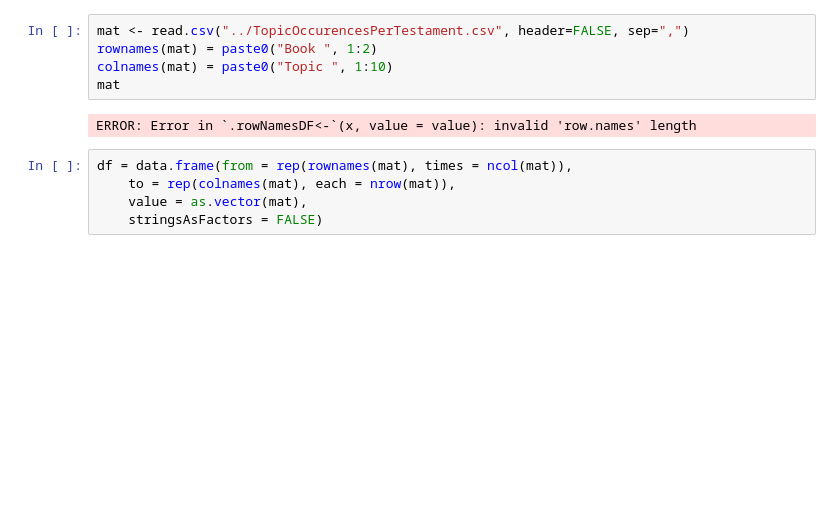
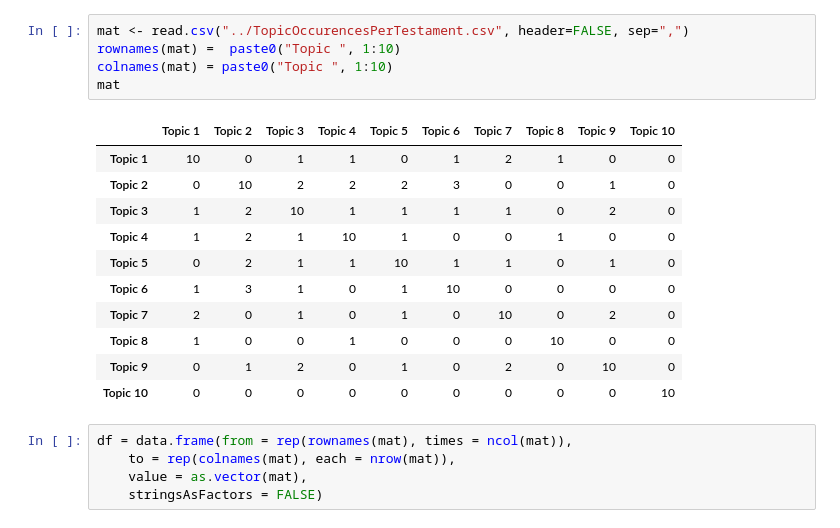
Before and after one commit to JuliusHaring/IRTMBible, a Jupyter notebook: R/Chord/Chords.ipynb, the cells around one changed output. Drawn from its saved outputs; the diff is of its cells as text; blank space fills up the shorter version.

```diff
--- a/R/Chord/Chords.ipynb
+++ b/R/Chord/Chords.ipynb
@@ -1,10 +1,20 @@
 # %%
 mat <- read.csv("../TopicOccurencesPerTestament.csv", header=FALSE, sep=",")
-rownames(mat) = paste0("Book ", 1:2)
+rownames(mat) =  paste0("Topic ", 1:10)
 colnames(mat) = paste0("Topic ", 1:10)
 mat
 # %% [output]
-ERROR: Error in `.rowNamesDF<-`(x, value = value): invalid 'row.names' length
+|  | Topic 1 | Topic 2 | Topic 3 | Topic 4 | Topic 5 | Topic 6 | Topic 7 | Topic 8 | Topic 9 | Topic 10 |
+| Topic 1 | 10 | 0 | 1 | 1 | 0 | 1 | 2 | 1 | 0 | 0 |
+| Topic 2 | 0 | 10 | 2 | 2 | 2 | 3 | 0 | 0 | 1 | 0 |
+| Topic 3 | 1 | 2 | 10 | 1 | 1 | 1 | 1 | 0 | 2 | 0 |
+| Topic 4 | 1 | 2 | 1 | 10 | 1 | 0 | 0 | 1 | 0 | 0 |
+| Topic 5 | 0 | 2 | 1 | 1 | 10 | 1 | 1 | 0 | 1 | 0 |
+| Topic 6 | 1 | 3 | 1 | 0 | 1 | 10 | 0 | 0 | 0 | 0 |
+| Topic 7 | 2 | 0 | 1 | 0 | 1 | 0 | 10 | 0 | 2 | 0 |
+| Topic 8 | 1 | 0 | 0 | 1 | 0 | 0 | 0 | 10 | 0 | 0 |
+| Topic 9 | 0 | 1 | 2 | 0 | 1 | 0 | 2 | 0 | 10 | 0 |
+| Topic 10 | 0 | 0 | 0 | 0 | 0 | 0 | 0 | 0 | 0 | 10 |
 # %%
 df = data.frame(from = rep(rownames(mat), times = ncol(mat)),
     to = rep(colnames(mat), each = nrow(mat)),
```
Also changed, not shown: parts of 1 cell of this notebook, 4 other files.
